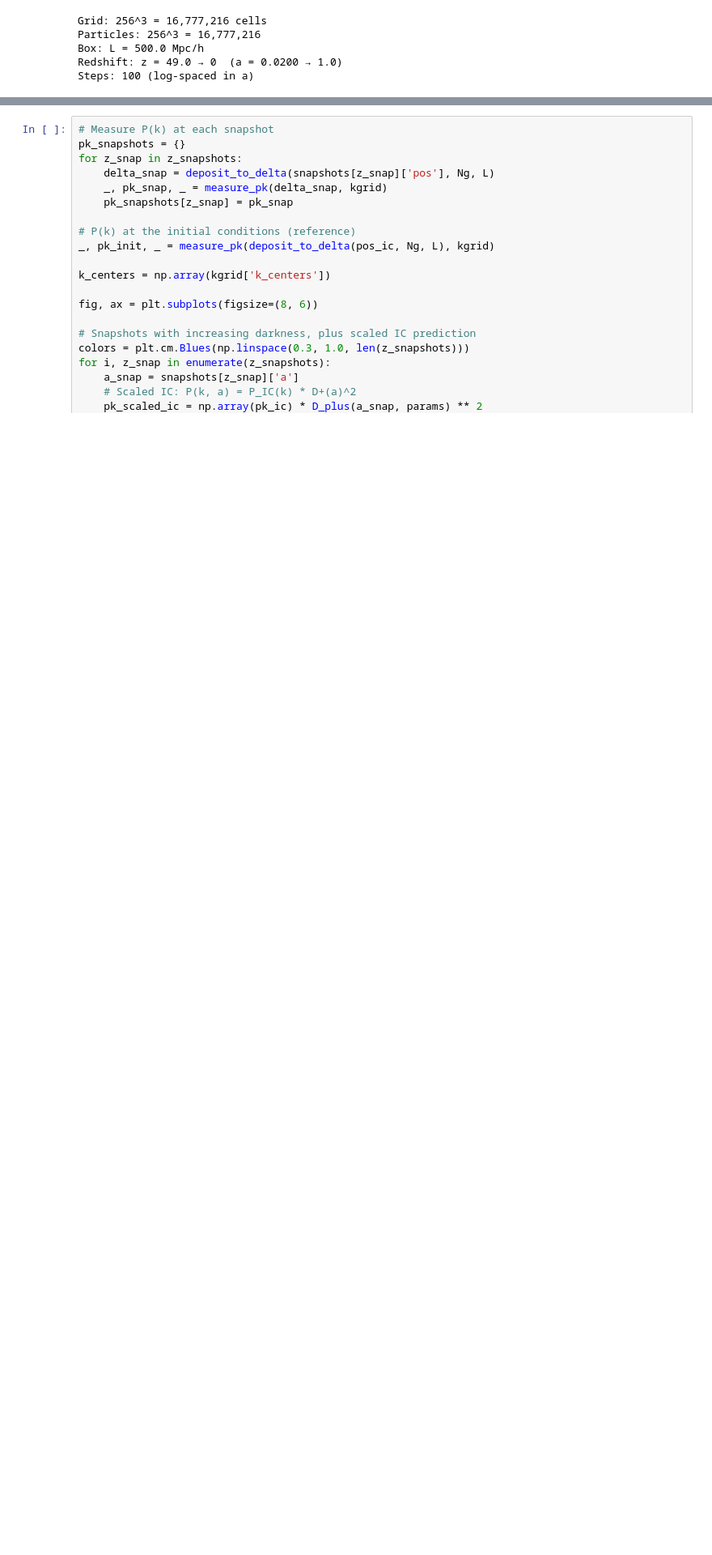
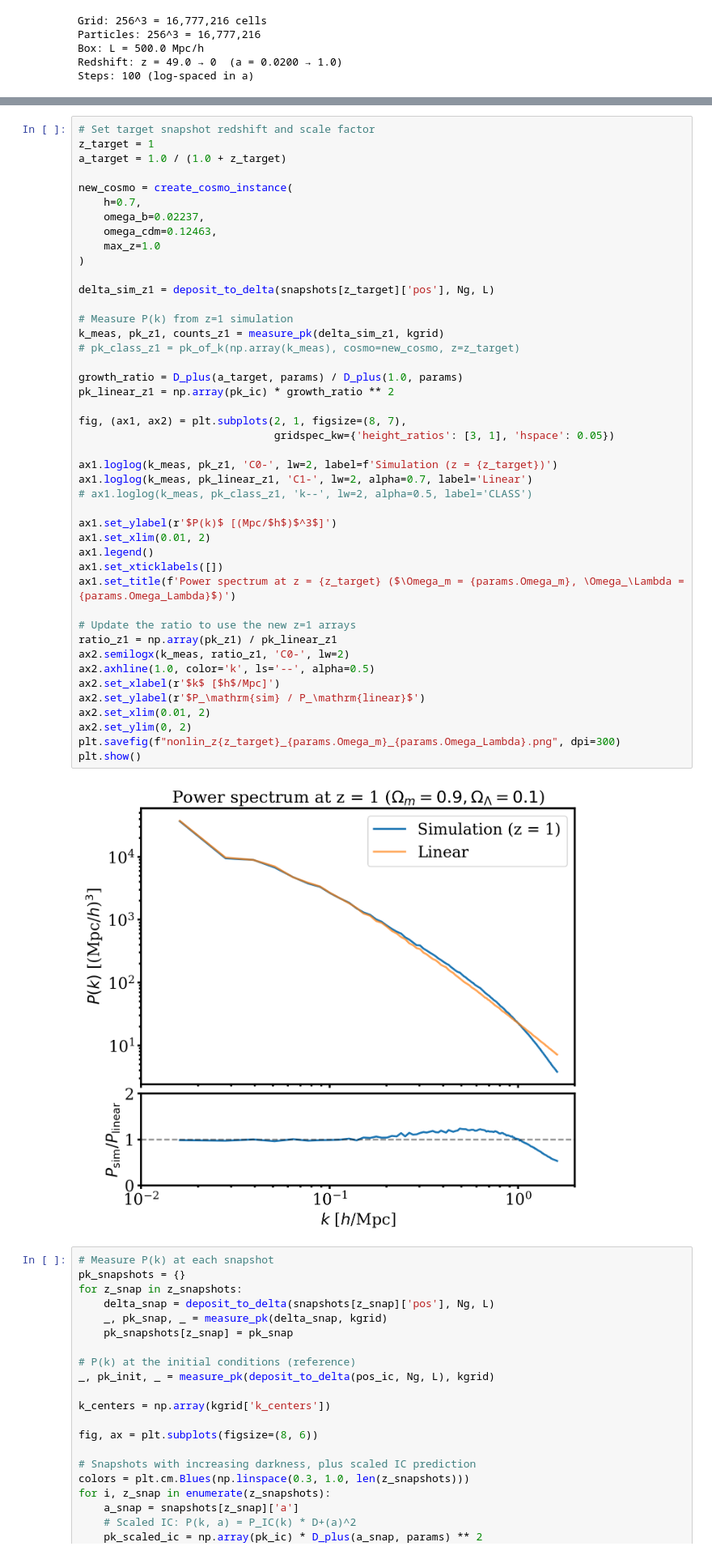
Before and after one commit to auroriasjn/CosmologyFinalProject, a Jupyter notebook: small_cosmological_constant.ipynb, the cells around one changed output, grey strips where cells are left out. Shown at 81% size. Drawn from its saved outputs; the diff is of its cells as text; blank space fills up the shorter version.

```diff
--- a/small_cosmological_constant.ipynb
+++ b/small_cosmological_constant.ipynb
@@ -526,3 +534,49 @@ plt.show()
+# %%
+# Set target snapshot redshift and scale factor
+z_target = 1
+a_target = 1.0 / (1.0 + z_target)
+
+new_cosmo = create_cosmo_instance(
+    h=0.7,
+    omega_b=0.02237,
+    omega_cdm=0.12463,
+    max_z=1.0
+)
+
+delta_sim_z1 = deposit_to_delta(snapshots[z_target]['pos'], Ng, L)
+
+# Measure P(k) from z=1 simulation
+k_meas, pk_z1, counts_z1 = measure_pk(delta_sim_z1, kgrid)
+# pk_class_z1 = pk_of_k(np.array(k_meas), cosmo=new_cosmo, z=z_target)
+
+growth_ratio = D_plus(a_target, params) / D_plus(1.0, params)
+pk_linear_z1 = np.array(pk_ic) * growth_ratio ** 2
+
+fig, (ax1, ax2) = plt.subplots(2, 1, figsize=(8, 7),
+                               gridspec_kw={'height_ratios': [3, 1], 'hspace': 0.05})
+
+ax1.loglog(k_meas, pk_z1, 'C0-', lw=2, label=f'Simulation (z = {z_target})')
+ax1.loglog(k_meas, pk_linear_z1, 'C1-', lw=2, alpha=0.7, label='Linear')
+# ax1.loglog(k_meas, pk_class_z1, 'k--', lw=2, alpha=0.5, label='CLASS')
+
+ax1.set_ylabel(r'$P(k)$ [(Mpc/$h$)$^3$]')
+ax1.set_xlim(0.01, 2)
+ax1.legend()
+ax1.set_xticklabels([])
+ax1.set_title(f'Power spectrum at z = {z_target} ($\Omega_m = {params.Omega_m}, \Omega_\Lambda = {params.Omega_Lambda}$)')
+
+# Update the ratio to use the new z=1 arrays
+ratio_z1 = np.array(pk_z1) / pk_linear_z1
+ax2.semilogx(k_meas, ratio_z1, 'C0-', lw=2)
+ax2.axhline(1.0, color='k', ls='--', alpha=0.5)
+ax2.set_xlabel(r'$k$ [$h$/Mpc]')
+ax2.set_ylabel(r'$P_\mathrm{sim} / P_\mathrm{linear}$')
+ax2.set_xlim(0.01, 2)
+ax2.set_ylim(0, 2)
+plt.savefig(f"nonlin_z{z_target}_{params.Omega_m}_{params.Omega_Lambda}.png", dpi=300)
+plt.show()
+# %% [output]
+[figure, added]
 # %%
 # Measure P(k) at each snapshot
 pk_snapshots = {}
```
Also changed, not shown: parts of 4 cells of this notebook, 1 other file.
